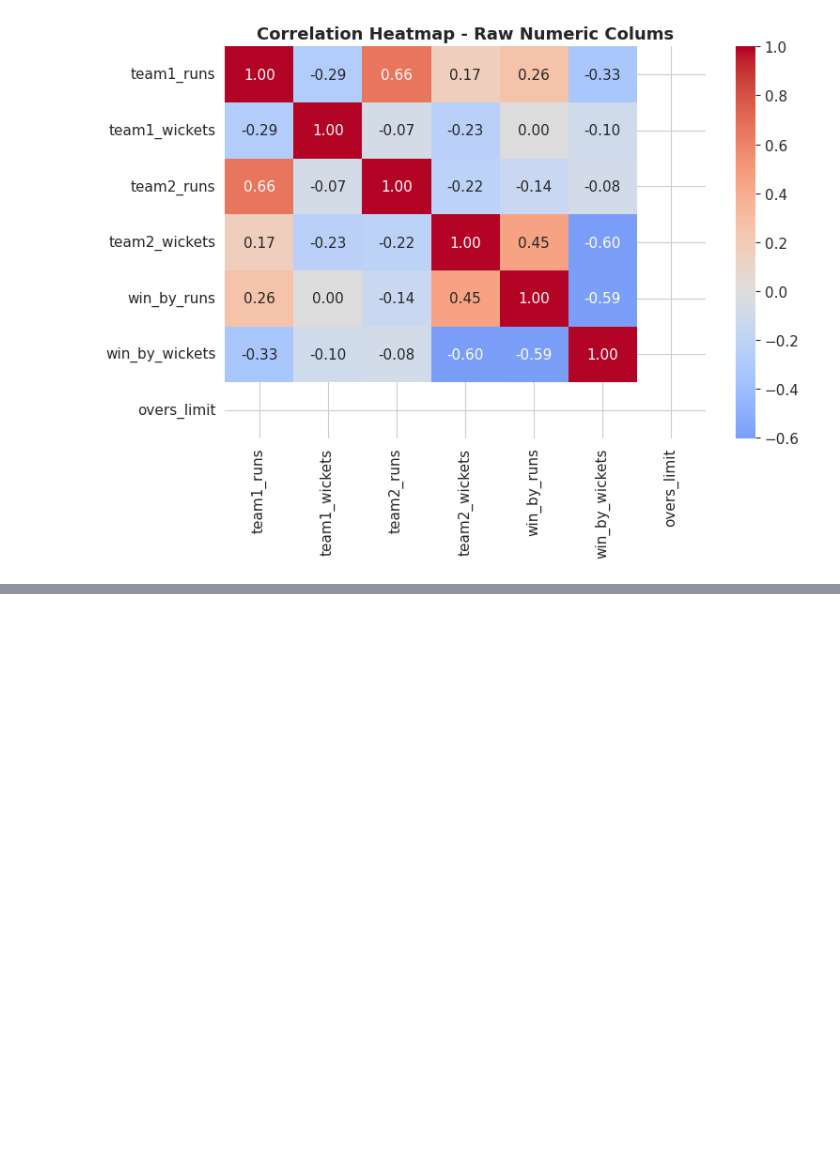
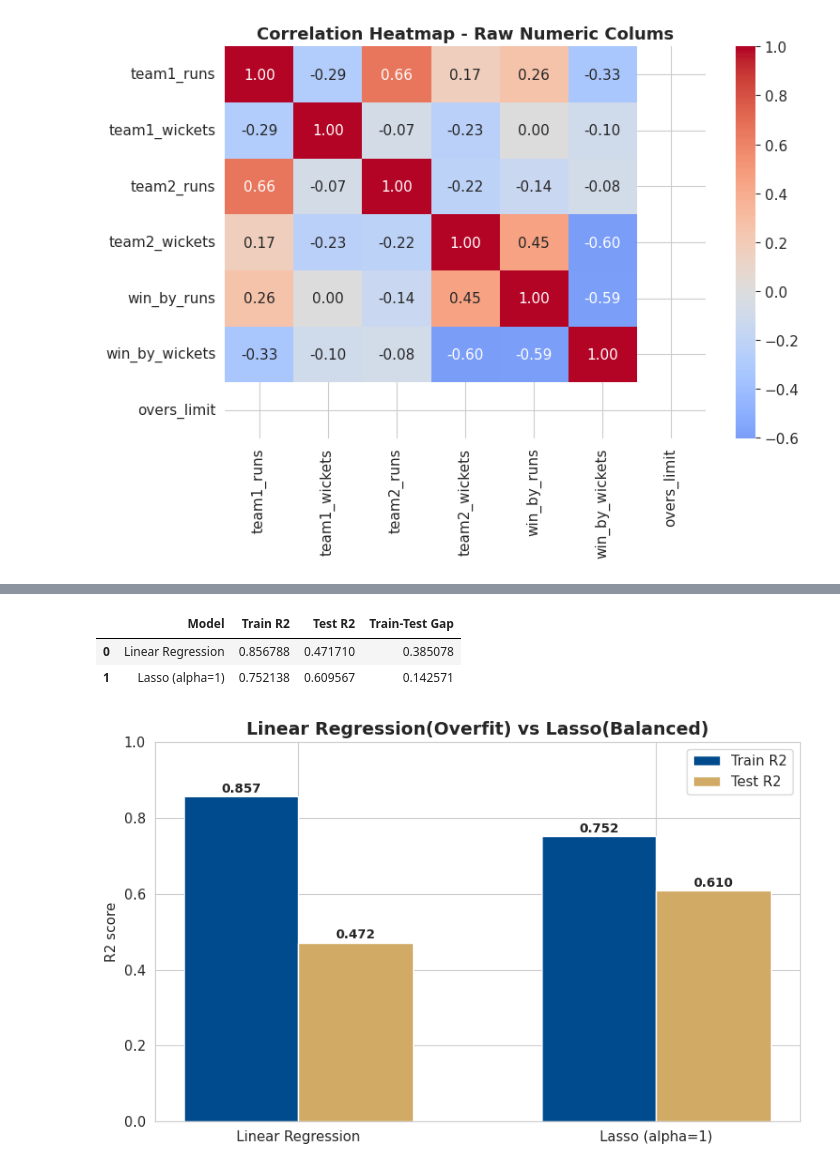
Before and after one commit to BhaveshJoshi934/RTR2020, a Jupyter notebook: LassoRegression.ipynb, the cells around one changed output, grey strips where cells are left out. Cells and saved outputs as stored; diff of their text form; code cells hidden in the pictures; blank space fills up the shorter version.

```diff
--- a/LassoRegression.ipynb
+++ b/LassoRegression.ipynb
@@ -83,0 +214,33 @@ plt.show()
+# %%
+summary = pd.DataFrame({
+    "Model": ["Linear Regression", f"Lasso (alpha=1)"],
+    "Train R2": [lr_train_r2, lasso_train_r2],
+    "Test R2": [lr_test_r2, lasso_test_r2],
+    "Train-Test Gap": [lr_gap, lasso_gap]
+})
+summary
+# %% [output]
+|  | Model | Train R2 | Test R2 | Train-Test Gap |
+| 0 | Linear Regression | 0.856788 | 0.471710 | 0.385078 |
+| 1 | Lasso (alpha=1) | 0.752138 | 0.609567 | 0.142571 |
+# %%
+fig, ax = plt.subplots(figsize=(8,5))
+x = np.arange(2)
+width = 0.32
+
+bars1 = ax.bar(x - width/2, summary["Train R2"], width, color=MI_NAVY, label="Train R2")
+bars2 = ax.bar(x + width/2, summary["Test R2"], width, color=MI_GOLD, label="Test R2")
+
+for b in list(bars1) + list(bars2):
+  ax.text(b.get_x() + b.get_width()/2, b.get_height() + 0.01, f"{b.get_height():.3f}", ha="center", fontweight="bold", fontsize=10)
+
+ax.set_xticks(x)
+ax.set_xticklabels(summary["Model"])
+ax.set_ylim(0,1)
+ax.set_ylabel("R2 score")
+ax.set_title("Linear Regression(Overfit) vs Lasso(Balanced)", fontsize=14, fontweight="bold")
+ax.legend()
+plt.tight_layout()
+plt.show()
+# %% [output]
+[figure, added]
```
Also changed, not shown: parts of 7 cells of this notebook.
